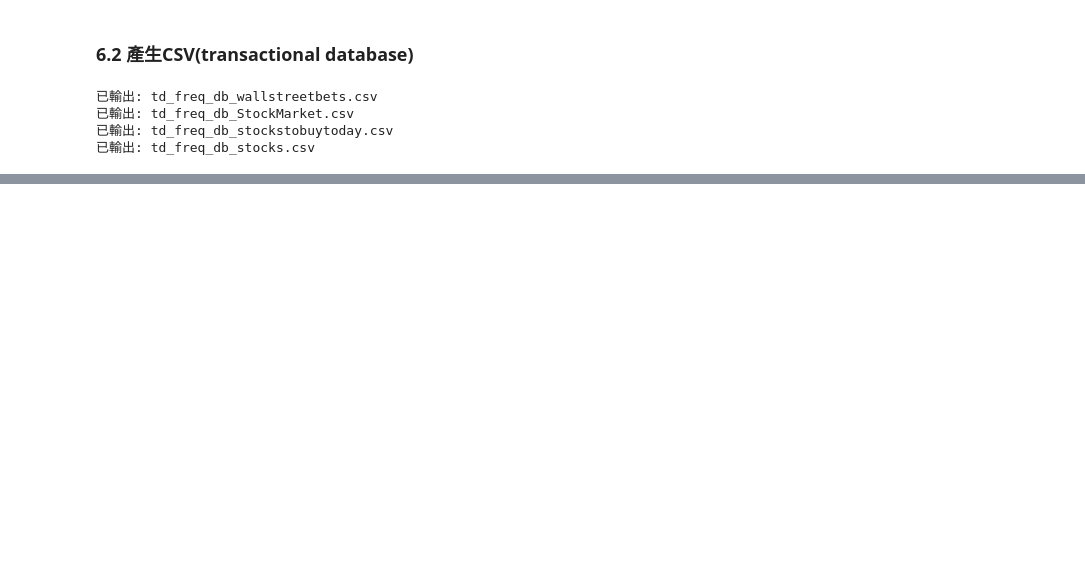
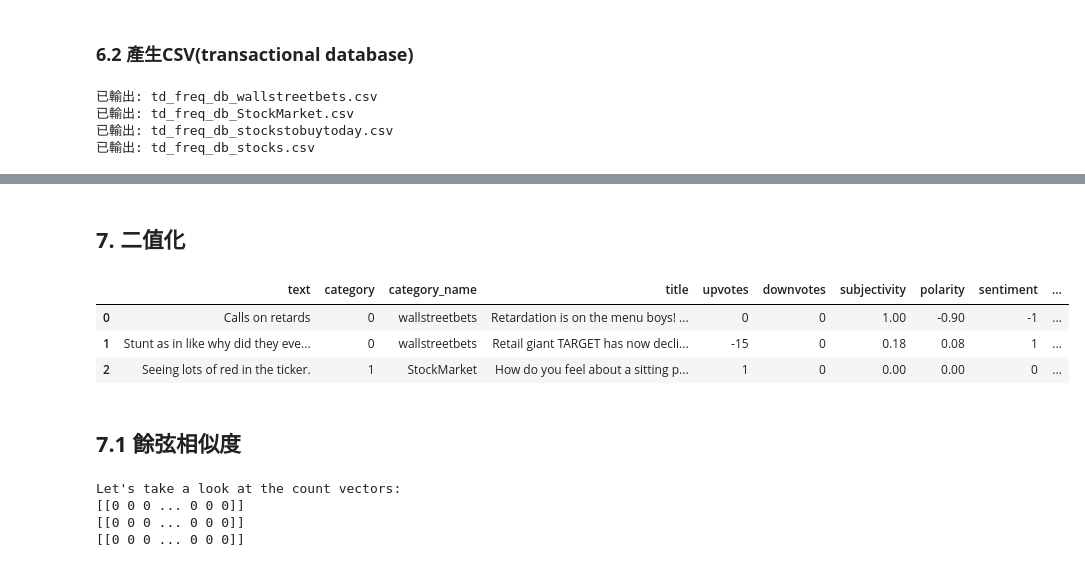
Before and after one commit to cx0701/DM2025-Lab1-Exercise, a Jupyter notebook: DM2025-Lab1-Homework.ipynb, the cells around one changed output, grey strips where cells are left out. Saved outputs shown, nothing was run; the diff lists cells and outputs as text; code cells hidden in the pictures; blank space fills up the shorter version.

```diff
--- a/DM2025-Lab1-Homework.ipynb
+++ b/DM2025-Lab1-Homework.ipynb
@@ -708,0 +768,22 @@ Sparsity : 0.9901176549011765
+# %%
+import pandas as pd
+from sklearn.feature_extraction.text import CountVectorizer
+
+# Convert 'text' column into term-document matrix using CountVectorizer
+count_vect = CountVectorizer()
+X_tdm = count_vect.fit_transform(X['text'])  # X['text'] contains your text data
+terms = count_vect.get_feature_names_out()  # Original terms in the vocabulary
+
+# Tokenize the sentences into sets of unique words
+X['tokenized_text'] = X['text'].str.split().apply(set)
+
+# Initialize the pattern matrix
+pattern_matrix = pd.DataFrame(0, index=X.index, columns=final_pattern_df['Patterns'])
+
+# Iterate over each pattern and check if all words in the pattern are present in the tokenized sentence
+for pattern in final_pattern_df['Patterns']:
+    pattern_words = set(pattern.split())  # Tokenize pattern into words
+    pattern_matrix[pattern] = X['tokenized_text'].apply(lambda x: 1 if pattern_words.issubset(x) else 0)
+
+# Convert the term-document matrix to a DataFrame for easy merging
+tdm_df = pd.DataFrame(X_tdm.toarray(), columns=terms, index=X.index)
@@ -708,0 +831,18 @@ Sparsity : 0.9901176549011765
+# %% [markdown]
+## **7. 二值化**
+# %%
+from sklearn.preprocessing import LabelBinarizer
+
+# 建立 LabelBinarizer
+mlb = LabelBinarizer()
+mlb.fit(X['category_name'])
+# 轉換成二值化向量
+X['bin_category_name'] = mlb.transform(X['category_name']).tolist()
+X[0:3]
+# %% [output]
+|  | text | category | category_name | title | upvotes | downvotes | subjectivity | polarity | sentiment | ... |
+| 0 | Calls on retards | 0 | wallstreetbets | Retardation is on the menu boys! ... | 0 | 0 | 1.00 | -0.90 | -1 | ... |
+| 1 | Stunt as in like why did they eve... | 0 | wallstreetbets | Retail giant TARGET has now decli... | -15 | 0 | 0.18 | 0.08 | 1 | ... |
+| 2 | Seeing lots of red in the ticker. | 1 | StockMarket | How do you feel about a sitting p... | 1 | 0 | 0.00 | 0.00 | 0 | ... |
+# %% [markdown]
+## **7.1 餘弦相似度**
@@ -708,0 +865,23 @@ Sparsity : 0.9901176549011765
+# %%
+from sklearn.preprocessing import binarize
+
+#將句子用 CountVectorizer 轉換成詞頻向量（稀疏矩陣）
+document_vector_count_1 = count_vect.transform(document_to_transform_1)
+document_vector_count_2 = count_vect.transform(document_to_transform_2)
+document_vector_count_3 = count_vect.transform(document_to_transform_3)
+
+# 二值化：將詞頻向量改為 0 / 1，方便計算存在/不存在
+document_vector_count_1_bin = binarize(document_vector_count_1)
+document_vector_count_2_bin = binarize(document_vector_count_2)
+document_vector_count_3_bin = binarize(document_vector_count_3)
+
+# print vectors
+print("Let's take a look at the count vectors:")
+print(document_vector_count_1.todense())
+print(document_vector_count_2.todense())
+print(document_vector_count_3.todense())
+# %% [output]
+Let's take a look at the count vectors:
+[[0 0 0 ... 0 0 0]]
+[[0 0 0 ... 0 0 0]]
+[[0 0 0 ... 0 0 0]]
```
Also changed, not shown: parts of 19 cells of this notebook.
